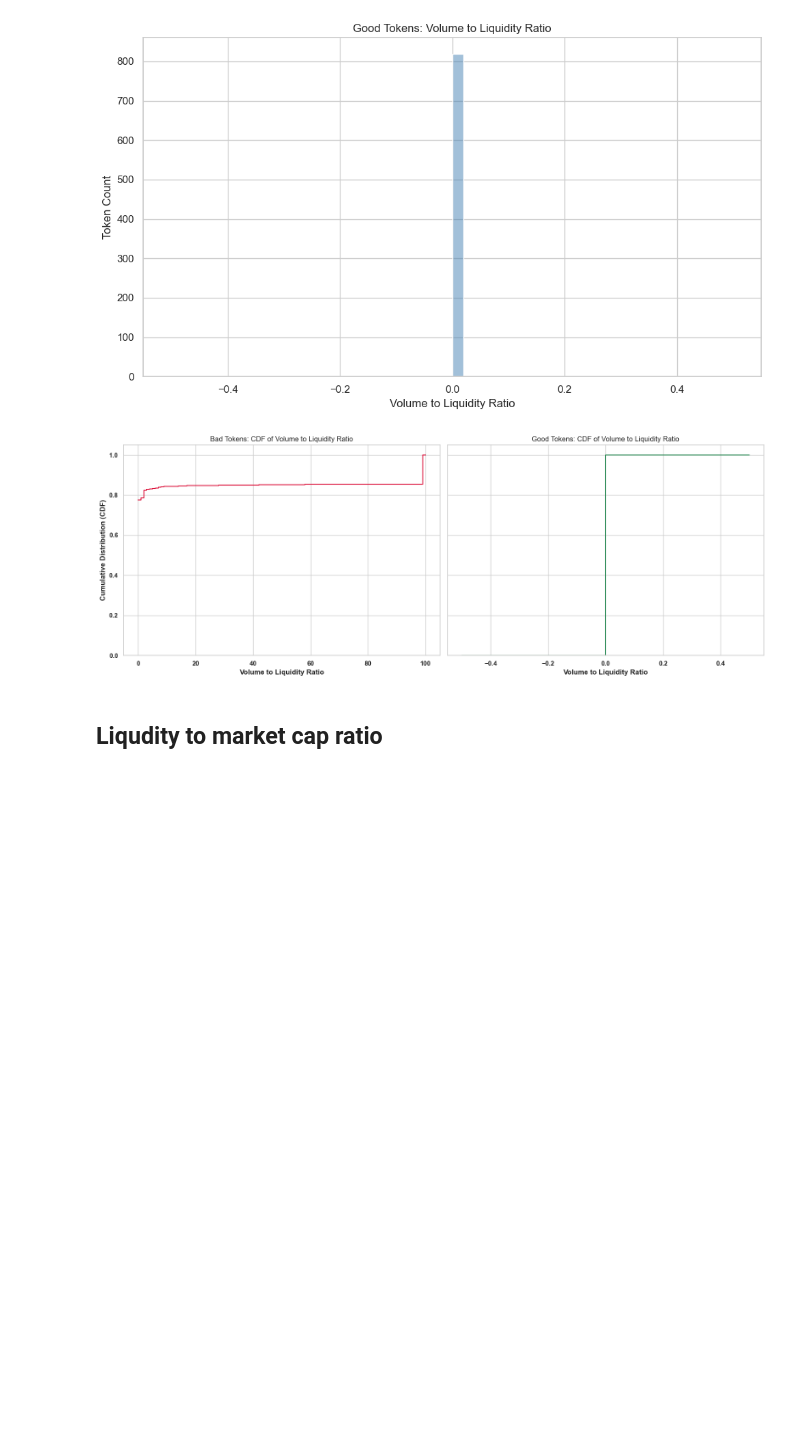
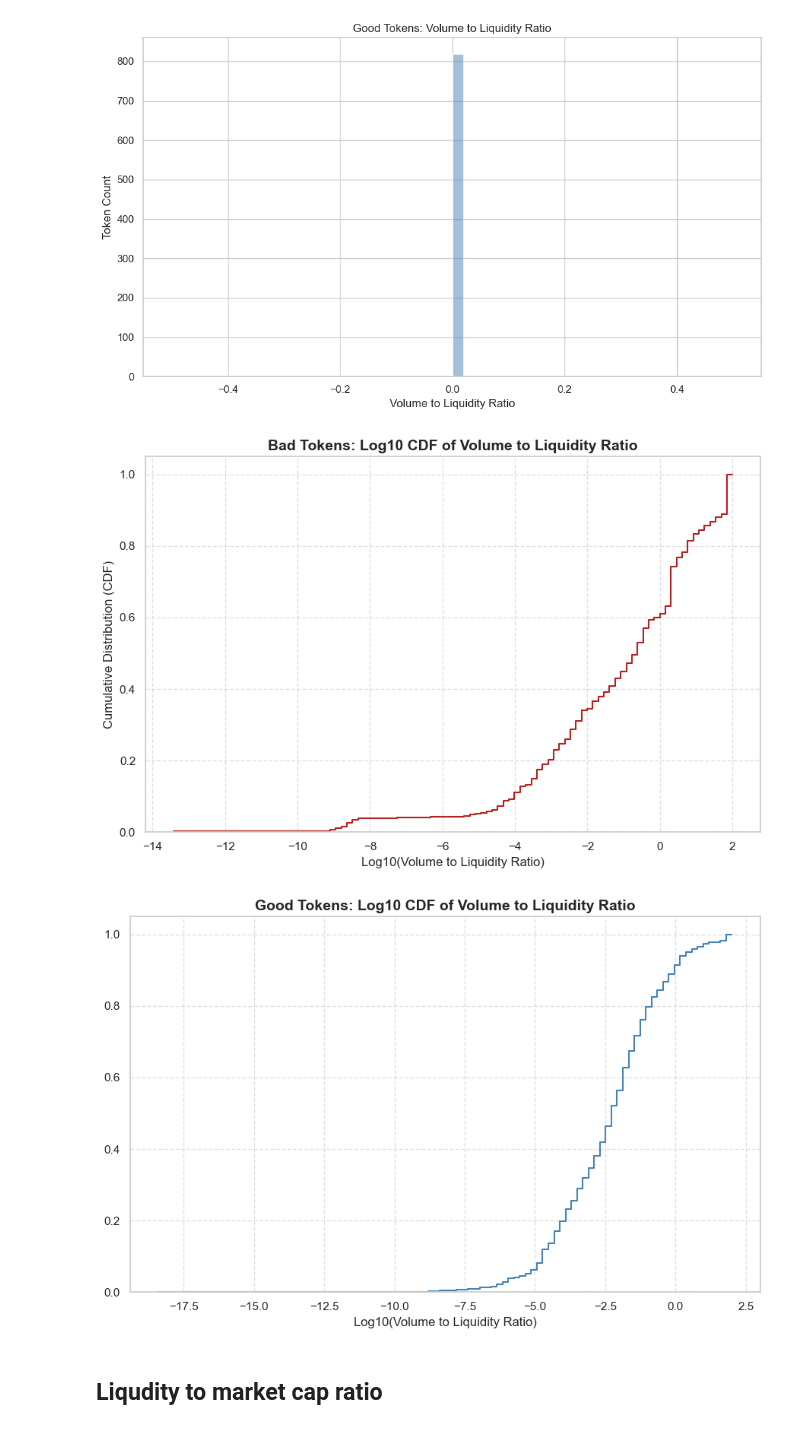
Before and after one commit to all-1807355/token-analyzer, a Jupyter notebook: data_analysis/liquidity_analysis.ipynb, the cells around one changed output. Saved outputs shown, nothing was run; the diff lists cells and outputs as text; code cells hidden in the pictures; blank space fills up the shorter version.

```diff
--- a/data_analysis/liquidity_analysis.ipynb
+++ b/data_analysis/liquidity_analysis.ipynb
@@ -752,6 +771,12 @@ plt.show()
 [figure]
 [figure]
 # %%
+import os
+import numpy as np
+import pandas as pd
+import seaborn as sns
+import matplotlib.pyplot as plt
+
 # Load data
 df_liquidity_bad = pd.read_csv("../csv_outputs/bad_tokens/master_liquidity.csv")
 df_liquidity_good = pd.read_csv("../csv_outputs/good_tokens/master_liquidity.csv")
@@ -761,56 +786,67 @@ for df in [df_liquidity_bad, df_liquidity_good]:
     df['volume_to_liquidity_ratio'] = pd.to_numeric(df['volume_to_liquidity_ratio'], errors='coerce')
 
 # Drop NaNs for plotting
 v2l_bad = df_liquidity_bad['volume_to_liquidity_ratio'].dropna()
 v2l_good = df_liquidity_good['volume_to_liquidity_ratio'].dropna()
 
 # Optional: Clip extreme outliers for better visualization
 v2l_bad = v2l_bad.clip(upper=100)
 v2l_good = v2l_good.clip(upper=100)
 
+# Filter out non-positive values before log transformation (log10 undefined for <= 0)
+v2l_bad_pos = v2l_bad[v2l_bad > 0].copy()
+v2l_good_pos = v2l_good[v2l_good > 0].copy()
+
+# Apply log10 transformation
+log_v2l_bad = np.log10(v2l_bad_pos)
+log_v2l_good = np.log10(v2l_good_pos)
+
 # Set theme
 sns.set_theme(style="whitegrid")
 
-# Set up side-by-side CDF plots
-fig, axes = plt.subplots(1, 2, figsize=(16, 6), sharey=True)
+# Create charts directory if it doesn't exist
+os.makedirs("charts", exist_ok=True)
 
-# --- BAD tokens ---
-sns.histplot(
-    v2l_bad,
+# --- BAD tokens log CDF ---
+plt.figure(figsize=(9, 6))
+ax1 = sns.histplot(
+    log_v2l_bad,
     bins=100,
     stat='density',
     cumulative=True,
     element='step',
     fill=False,
-    color='crimson',
-    ax=axes[0]
+    color='firebrick'
 )
-axes[0].set_title('Bad Tokens: CDF of Volume to Liquidity Ratio')
-axes[0].set_xlabel('Volume to Liquidity Ratio')
-axes[0].set_ylabel('Cumulative Distribution (CDF)')
-axes[0].grid(True)
+ax1.set_title('Bad Tokens: Log10 CDF of Volume to Liquidity Ratio', fontsize=14, fontweight='bold')
+ax1.set_xlabel('Log10(Volume to Liquidity Ratio)')
+ax1.set_ylabel('Cumulative Distribution (CDF)')
+ax1.grid(True, linestyle='--', alpha=0.6)
+plt.tight_layout()
+plt.savefig("charts/bad_tokens_log10_v2l_cdf.pdf")
+plt.show()
 
-# --- GOOD tokens ---
-sns.histplot(
-    v2l_good,
+# --- GOOD tokens log CDF ---
+plt.figure(figsize=(9, 6))
+ax2 = sns.histplot(
+    log_v2l_good,
     bins=100,
     stat='density',
     cumulative=True,
     element='step',
     fill=False,
-    color='seagreen',
-    ax=axes[1]
+    color='steelblue'
 )
-axes[1].set_title('Good Tokens: CDF of Volume to Liquidity Ratio')
-axes[1].set_xlabel('Volume to Liquidity Ratio')
-axes[1].set_ylabel('')
-axes[1].grid(True)
-
-# Layout
+ax2.set_title('Good Tokens: Log10 CDF of Volume to Liquidity Ratio', fontsize=14, fontweight='bold')
+ax2.set_xlabel('Log10(Volume to Liquidity Ratio)')
+ax2.set_ylabel('')
+ax2.grid(True, linestyle='--', alpha=0.6)
 plt.tight_layout()
+plt.savefig("charts/good_tokens_log10_v2l_cdf.pdf")
 plt.show()
 # %% [output]
-[figure, old version]
+[figure, new version]
+[figure, added]
 # %% [markdown]
 ## Liqudity to market cap ratio
 # %%
```
Also changed, not shown: parts of 9 cells of this notebook, 50 other files.
